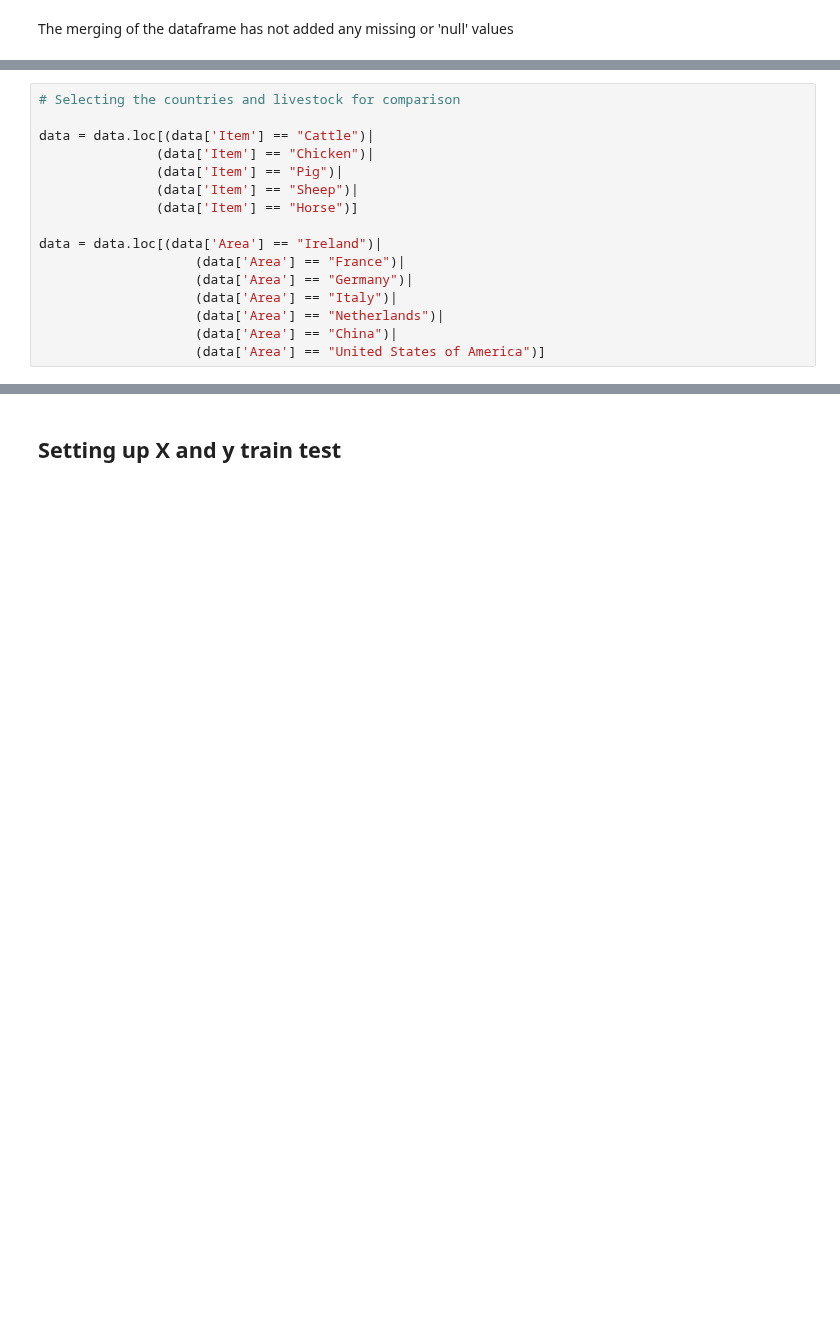
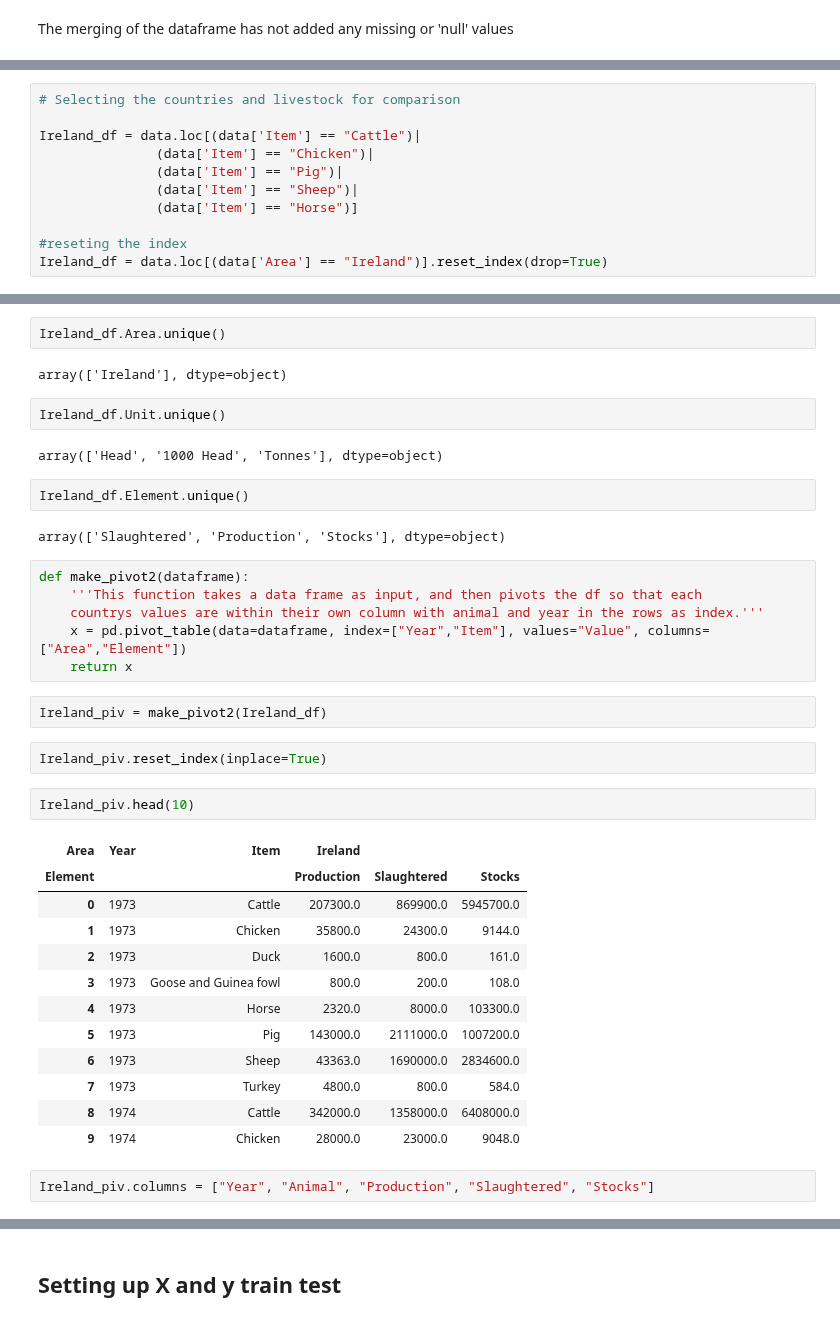
Before and after one commit to Shaun7559/CA2-Semester-1-SS, a Jupyter notebook: Report/Shaun_Smith_CA2_MSc_Data_Analytics.ipynb, the cells around one changed output, grey strips where cells are left out. Cells and saved outputs as stored; diff of their text form; blank space fills up the shorter version.

```diff
--- a/Report/Shaun_Smith_CA2_MSc_Data_Analytics.ipynb
+++ b/Report/Shaun_Smith_CA2_MSc_Data_Analytics.ipynb
@@ -2233,16 +2154,11 @@ The merging of the dataframe has not added any missing or 'null' values
 # %%
 # Selecting the countries and livestock for comparison
 
-data = data.loc[(data['Item'] == "Cattle")|
+Ireland_df = data.loc[(data['Item'] == "Cattle")|
                (data['Item'] == "Chicken")|
                (data['Item'] == "Pig")|
                (data['Item'] == "Sheep")|
                (data['Item'] == "Horse")]
 
-data = data.loc[(data['Area'] == "Ireland")|
-                    (data['Area'] == "France")|
-                    (data['Area'] == "Germany")|
-                    (data['Area'] == "Italy")|
-                    (data['Area'] == "Netherlands")|
-                    (data['Area'] == "China")|
-                    (data['Area'] == "United States of America")]
+#reseting the index
+Ireland_df = data.loc[(data['Area'] == "Ireland")].reset_index(drop=True)
@@ -2252,0 +2174,39 @@ array(['Slaughtered', 'Production', 'Stocks'], dtype=object)
+# %%
+Ireland_df.Area.unique()
+# %% [output]
+array(['Ireland'], dtype=object)
+# %%
+Ireland_df.Unit.unique()
+# %% [output]
+array(['Head', '1000 Head', 'Tonnes'], dtype=object)
+# %%
+Ireland_df.Element.unique()
+# %% [output]
+array(['Slaughtered', 'Production', 'Stocks'], dtype=object)
+# %%
+def make_pivot2(dataframe):
+    '''This function takes a data frame as input, and then pivots the df so that each
+    countrys values are within their own column with animal and year in the rows as index.'''
+    x = pd.pivot_table(data=dataframe, index=["Year","Item"], values="Value", columns=["Area","Element"])
+    return x
+# %%
+Ireland_piv = make_pivot2(Ireland_df)
+# %%
+Ireland_piv.reset_index(inplace=True)
+# %%
+Ireland_piv.head(10)
+# %% [output]
+| Area | Year | Item | Ireland |  |  |
+| Element |  |  | Production | Slaughtered | Stocks |
+| 0 | 1973 | Cattle | 207300.0 | 869900.0 | 5945700.0 |
+| 1 | 1973 | Chicken | 35800.0 | 24300.0 | 9144.0 |
+| 2 | 1973 | Duck | 1600.0 | 800.0 | 161.0 |
+| 3 | 1973 | Goose and Guinea fowl | 800.0 | 200.0 | 108.0 |
+| 4 | 1973 | Horse | 2320.0 | 8000.0 | 103300.0 |
+| 5 | 1973 | Pig | 143000.0 | 2111000.0 | 1007200.0 |
+| 6 | 1973 | Sheep | 43363.0 | 1690000.0 | 2834600.0 |
+| 7 | 1973 | Turkey | 4800.0 | 800.0 | 584.0 |
+| 8 | 1974 | Cattle | 342000.0 | 1358000.0 | 6408000.0 |
+| 9 | 1974 | Chicken | 28000.0 | 23000.0 | 9048.0 |
+# %%
+Ireland_piv.columns = ["Year", "Animal", "Production", "Slaughtered", "Stocks"]
```
Also changed, not shown: parts of 121 cells of this notebook.
